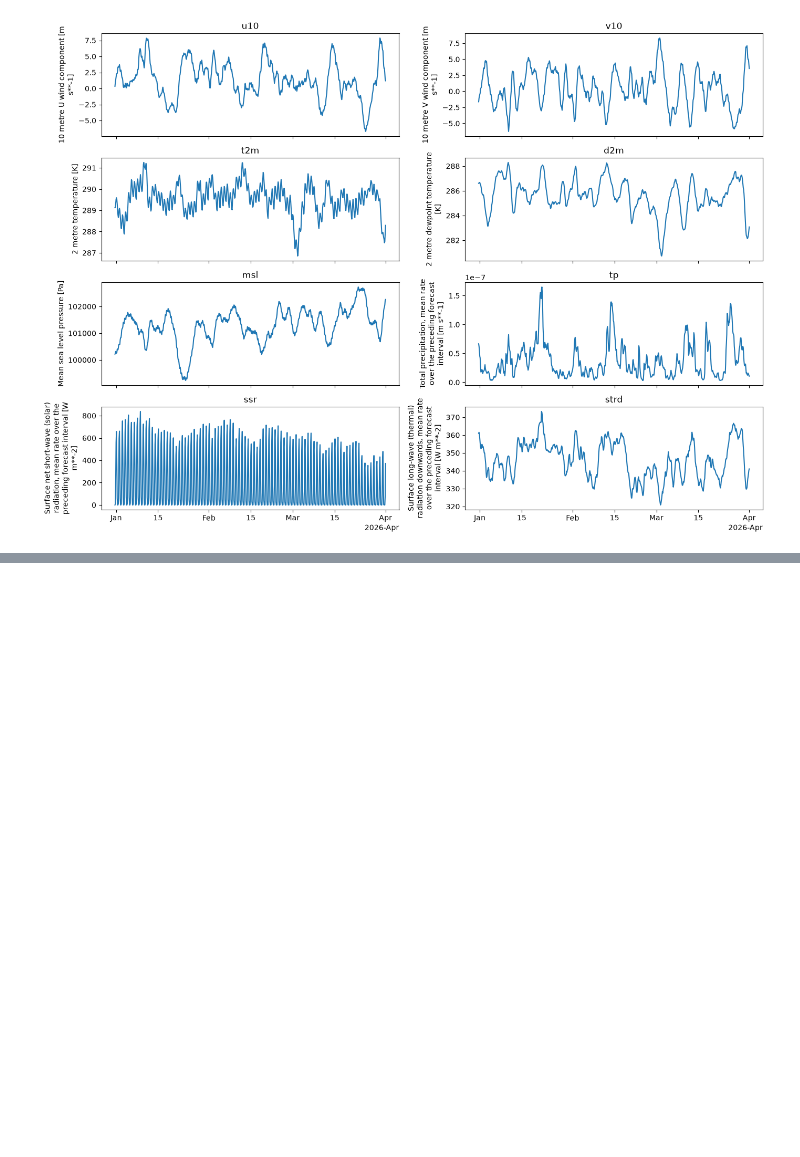
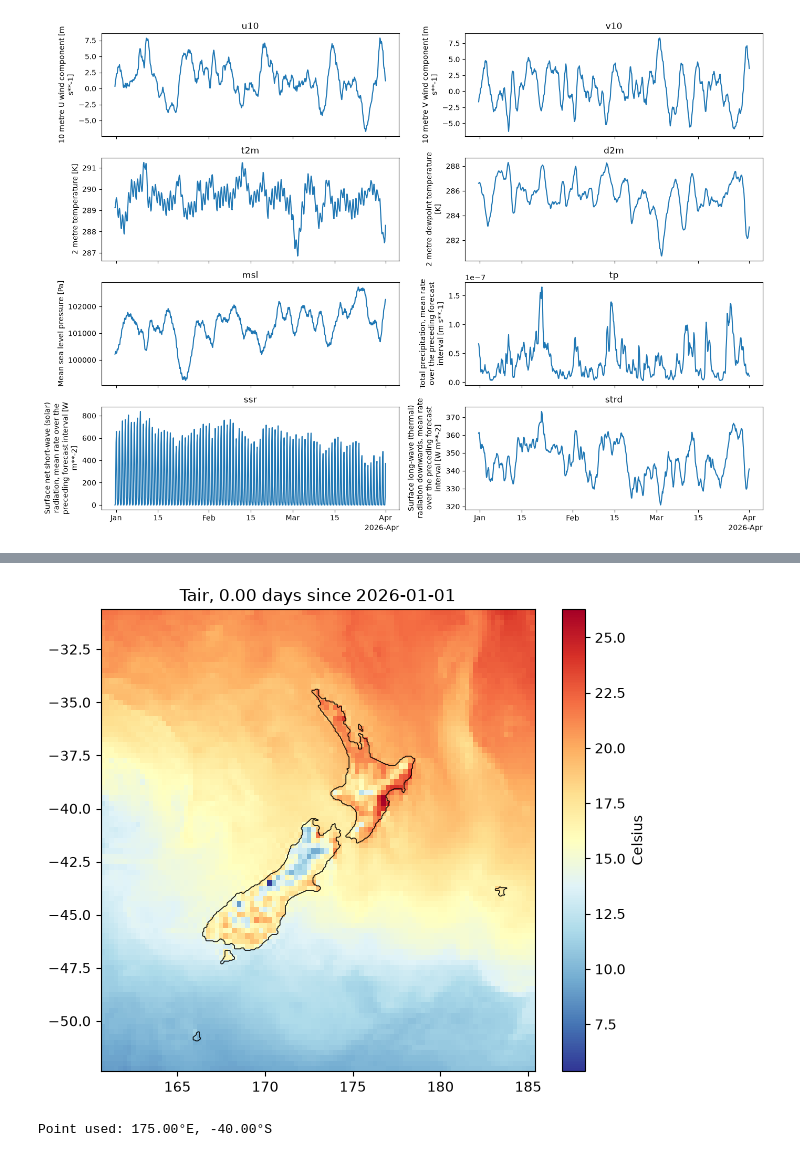
Before and after one commit to Ocean-Atmosphere-modeling/Moana-2.0, a Jupyter notebook: Notebooks/Inspecting_atm_file.ipynb, the cells around one changed output, grey strips where cells are left out. Cells and saved outputs as stored; diff of their text form; code cells hidden in the pictures; blank space fills up the shorter version.

```diff
--- a/Notebooks/Inspecting_atm_file.ipynb
+++ b/Notebooks/Inspecting_atm_file.ipynb
@@ -120,0 +303,35 @@ plt.tight_layout()
+# %%
+
+VAR  = "Tair"      # Uwind, Vwind, Tair, Pair, Qair, rain, swrad, lwrad_down
+DAY  = 0.0         # days since 2026-01-01 (0.5 = 12:00 UTC on 1 Jan)
+CMAP = "RdYlBu_r"
+# ----------------------
+
+f = xr.open_dataset("/home/nn411/Projects/OceanAtm/Moana-2.0/Data/moana_frc_ifs_2026-01-01_90D.nc", decode_times=False)
+g = xr.open_dataset("/projects/f_omg_1/moa/moana/grid/moana_grid_N50.nc")
+
+t = f[f[VAR].attrs["time"]]
+it = int(np.argmin(abs(t.values - DAY)))
+
+plt.figure(figsize=(7, 6))
+plt.pcolormesh(f.lon, f.lat, f[VAR].isel(time=it), cmap=CMAP, shading="auto")
+plt.colorbar(label=f[VAR].attrs["units"])
+plt.contour(g.lon_rho % 360, g.lat_rho, g.mask_rho, levels=[0.5], colors="k", linewidths=0.6)
+plt.title(f"{VAR}, {float(t[it]):.2f} days since 2026-01-01")
+plt.show()
+# %% [output]
+[figure, added]
+# %%
+import pandas as pd
+
+f = xr.open_dataset("/home/nn411/Projects/OceanAtm/Moana-2.0/Data/moana_frc_ifs_2026-01-01_90D.nc", decode_times=False)
+g = xr.open_dataset("/projects/f_omg_1/moa/moana/grid/moana_grid_N50.nc")
+FIGS = "/home/nn411/Projects/OceanAtm/Moana-2.0/Figures"
+
+VARS = ["Uwind", "Vwind", "Tair", "Pair", "Qair", "rain", "swrad", "lwrad_down"]
+LON, LAT = 175.0, -40.0                              # ocean point off the Wairarapa coast
+dates = pd.Timestamp("2026-01-01") + pd.to_timedelta(f.wind_time.values, "D")
+pt = f.sel(lon=LON, lat=LAT, method="nearest")
+print(f"Point used: {float(pt.lon):.2f}°E, {float(pt.lat):.2f}°S")
+# %% [output]
+Point used: 175.00°E, -40.00°S
```
Also changed, not shown: parts of 9 cells of this notebook, 26 other files.
